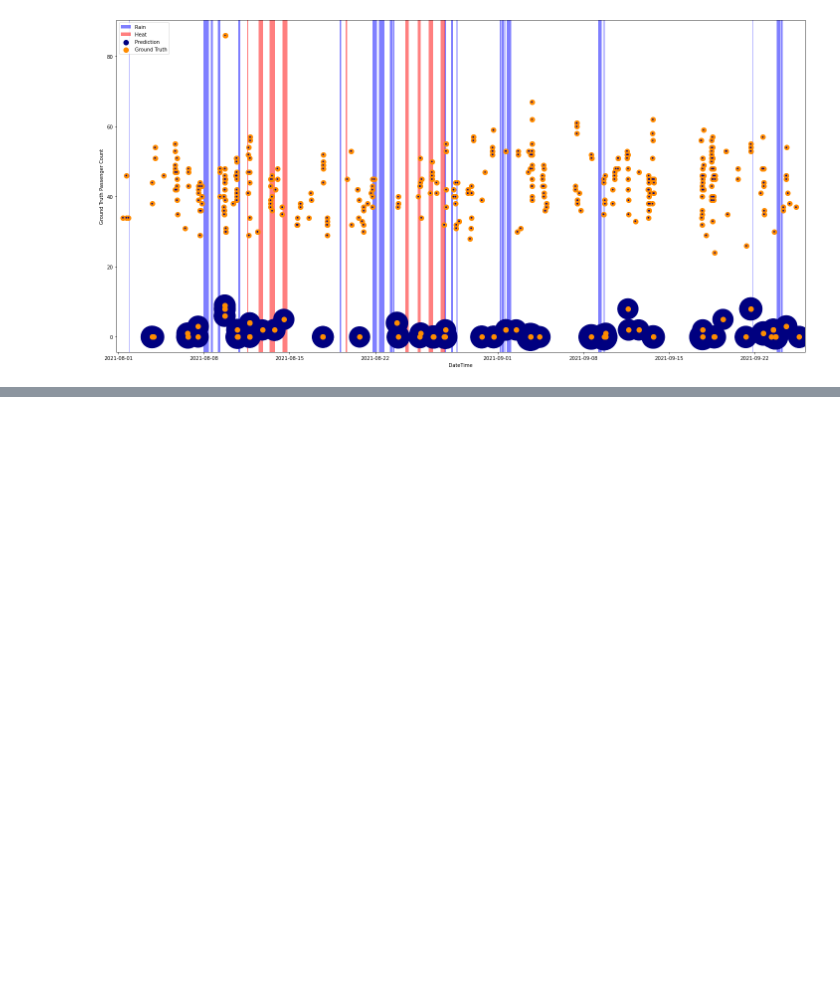
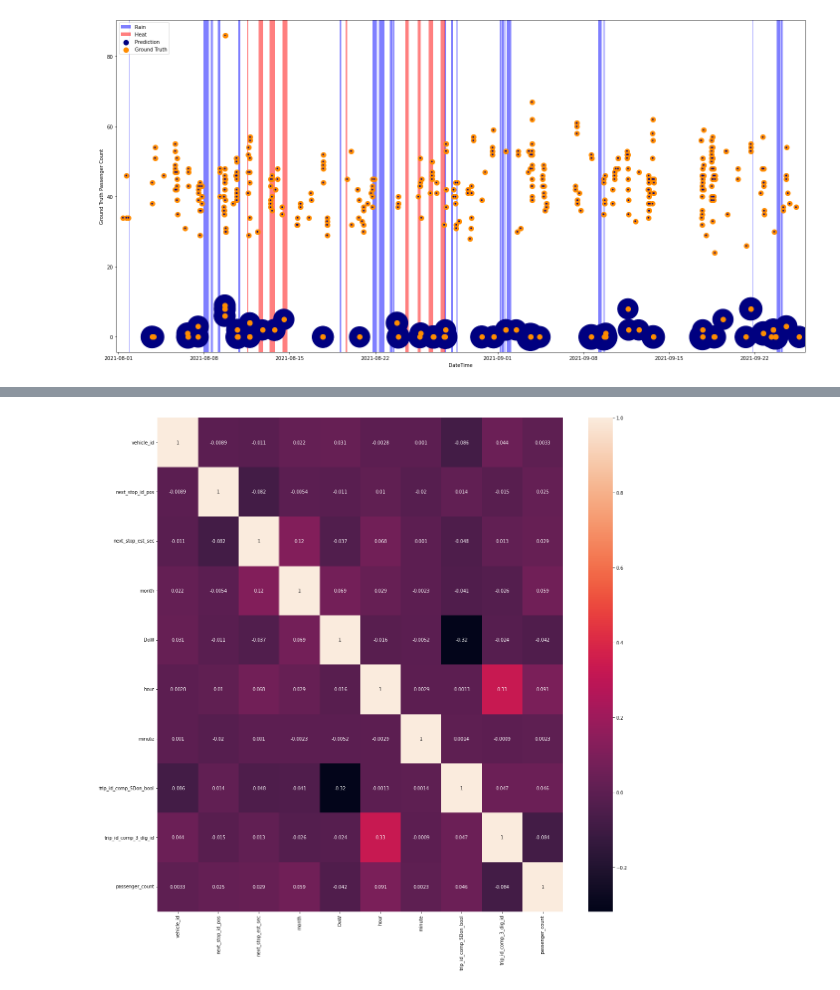
Before and after one commit to alexanderamy/BusPassengerPred, a Jupyter notebook: notebooks/demo.ipynb, the cells around one changed output, grey strips where cells are left out. Drawn from its saved outputs; the diff is of its cells as text; code cells hidden in the pictures; blank space fills up the shorter version.

```diff
--- a/notebooks/demo.ipynb
+++ b/notebooks/demo.ipynb
@@ -199,0 +215,22 @@ fig_weekday, fig_weekend, fig_datetime = experiment_eval.gt_pred_scatter('train'
+# %%
+bus_features = [
+    'vehicle_id',
+    'next_stop_id_pos',
+    'next_stop_est_sec',
+    'month',
+    'DoW',
+    'hour',
+    'minute',
+    'trip_id_comp_SDon_bool',
+    'trip_id_comp_3_dig_id',
+    # 'day',                   # always drop
+    # 'year',                  # always drop
+    # 'trip_id_comp_6_dig_id', # always drop
+    # 'timestamp'              # always drop
+]
+
+subset = bus_features + ['passenger_count']
+
+fig = experiment_eval.plot_feature_correlation(subset=subset)
+# %% [output]
+[figure, added]
```
Also changed, not shown: parts of 13 cells of this notebook, 2 other files.
